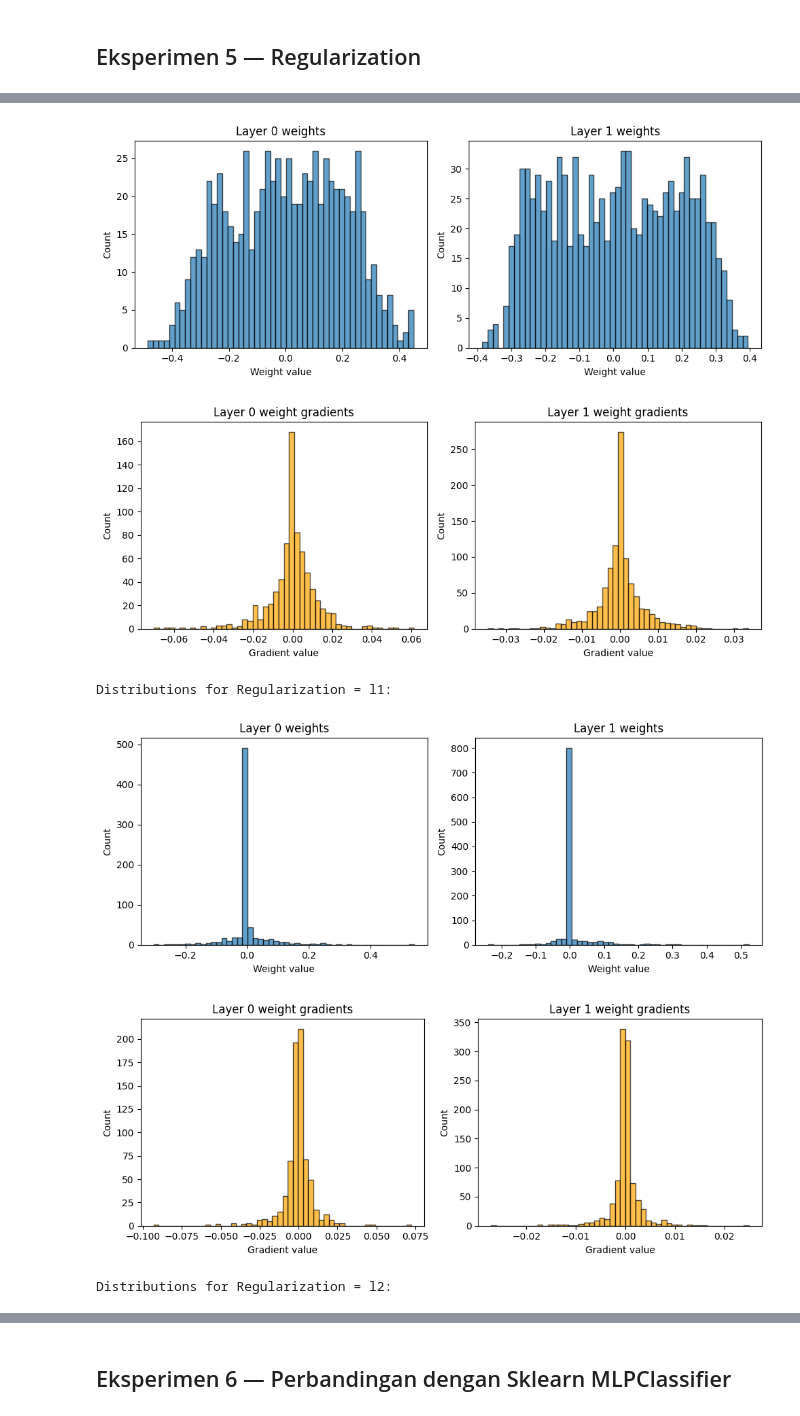
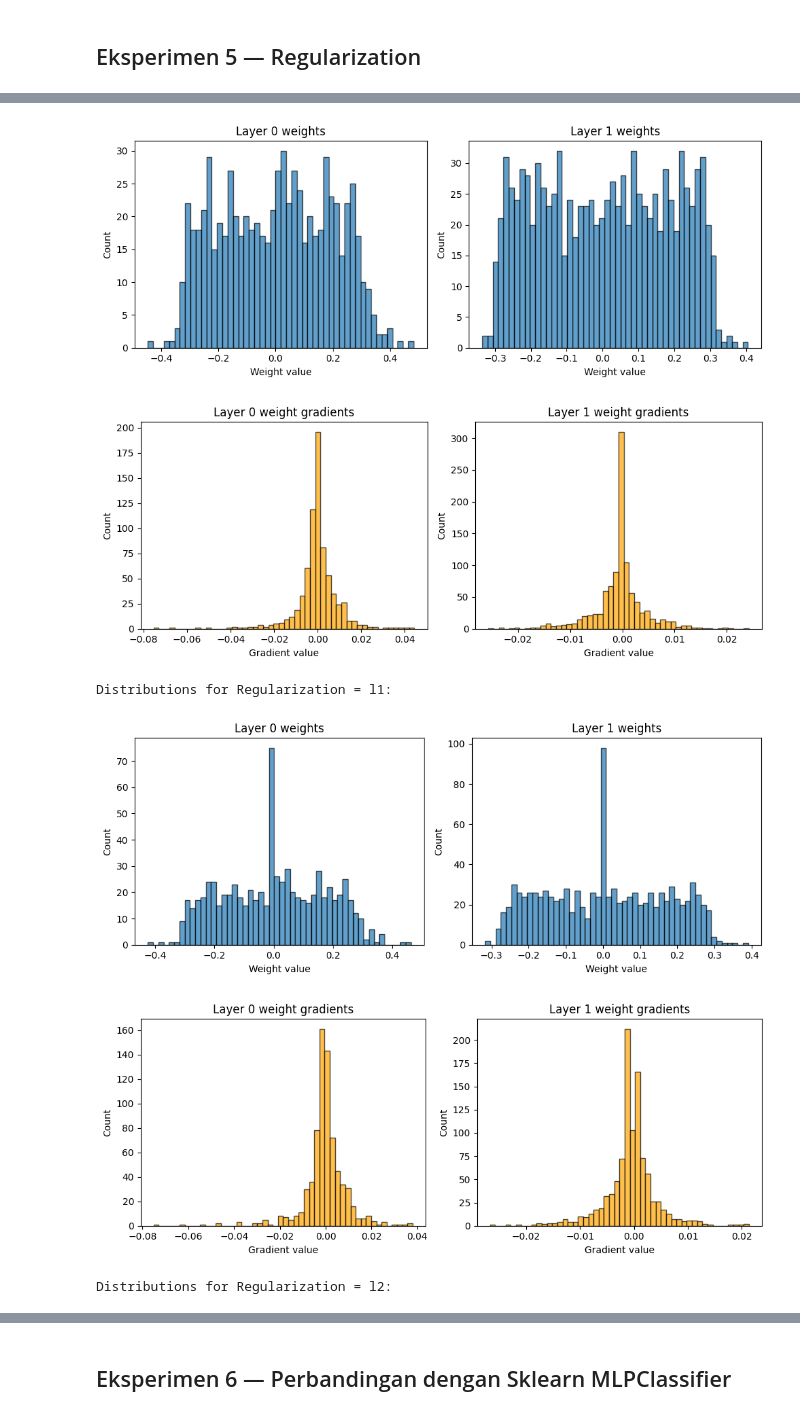
Before and after one commit to yonatan-nyo/ML-FFNN, a Jupyter notebook: src/notebooks/main.ipynb, the cells around one changed output, grey strips where cells are left out. Cells and saved outputs as stored; diff of their text form; code cells hidden in the pictures.

```diff
--- a/src/notebooks/main.ipynb
+++ b/src/notebooks/main.ipynb
@@ -31,7 +31,7 @@ sys.path.insert(0, os.path.abspath(".."))
 from core import NeuralNetwork
 from core import AutogradNeuralNetwork
 
-ChosenNetwork=NeuralNetwork
+ChosenNetwork=AutogradNeuralNetwork
 # %% [markdown]
 ## 2. Memuat & Menjelajahi Data
 
@@ -121,7 +121,7 @@ print("="*50)
 INPUT_DIM = X_train.shape[1]
 EPOCHS = 100
 BATCH_SIZE = 32
-LR = 0.01
+LR = 0.001
 
 # Define variations
 # 1. Width variations (Fixed depth: 2 hidden layers)
@@ -527,7 +470,7 @@ BASE_ARCH = [INPUT_DIM, 32, 32, 1]
 ACTIVATIONS = ["relu", "relu", "sigmoid"]
 EPOCHS = 100
 BATCH_SIZE = 32
-LR = 0.01
+LR = 0.001
 
 # Available initializers: "zero", "uniform", "normal", "xavier", "he"
 init_configs = ["zero", "uniform", "normal", "xavier", "he"]
@@ -683,7 +587,7 @@ BASE_ARCH = [INPUT_DIM, 32, 32, 1]
 ACTIVATIONS = ["relu", "relu", "sigmoid"]
 EPOCHS = 100
 BATCH_SIZE = 32
-LR = 0.01
+LR = 0.001
 REG_LAMBDA = 0.001
 
 reg_configs = [None, "l1", "l2"]
@@ -742,9 +646,9 @@ EXPERIMENT 5: REGULARIZATION (L1 vs L2 vs None)
 --- Displaying Distributions (Hidden Layers 0 and 1 only) ---
 
 Distributions for Regularization = None:
-[figure, old version]
+[figure, new version]
-[figure, old version]
+[figure, new version]
 Distributions for Regularization = l1:
-[figure, old version]
+[figure, new version]
-[figure, old version]
+[figure, new version]
 Distributions for Regularization = l2:
```
Also changed, not shown: parts of 13 cells of this notebook.
